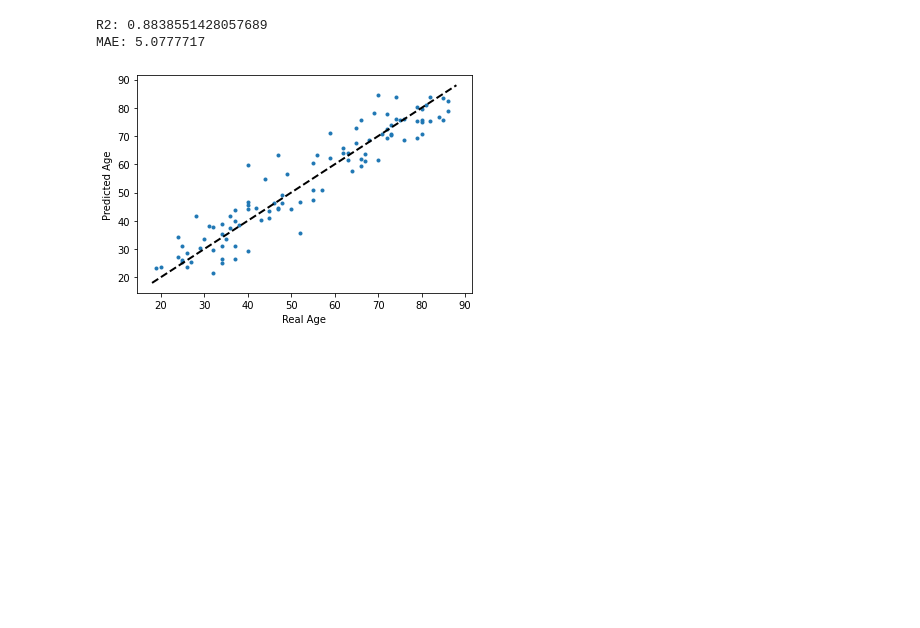
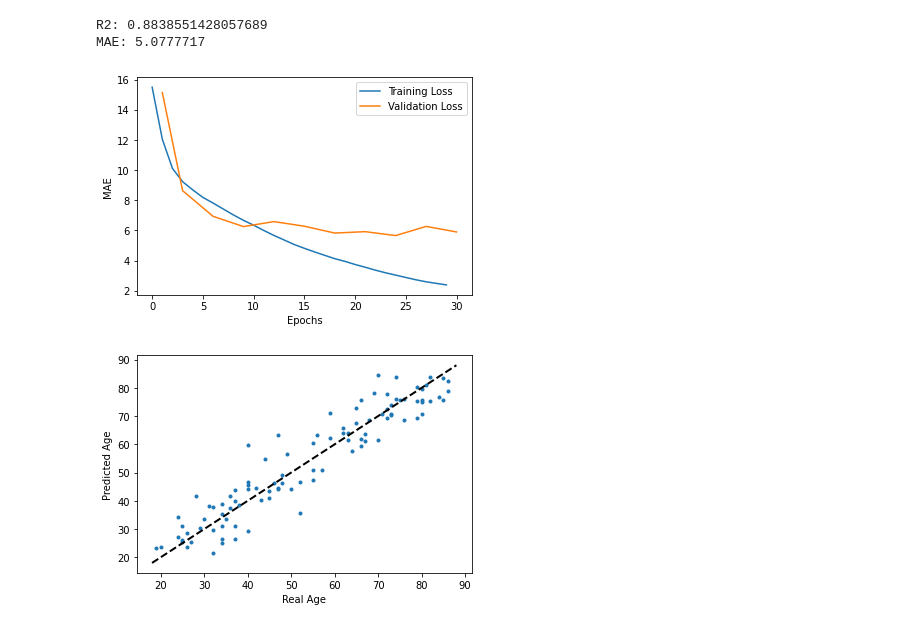
Before and after one commit to ML3ngiRNErT/imaging-cw, a Jupyter notebook: CW-Brain-Age-Regression.ipynb, the cells around one changed output. Saved outputs shown, nothing was run; the diff lists cells and outputs as text; code cells hidden in the pictures; blank space fills up the shorter version.

```diff
--- a/CW-Brain-Age-Regression.ipynb
+++ b/CW-Brain-Age-Regression.ipynb
@@ -1645,6 +1635,7 @@ B_dataset_train = AgeRegressionDataset(B_files_seg_img_train, B_files_seg_msk_tr
 folds = torch.utils.data.random_split(B_dataset_train, [250,250], generator=torch.Generator().manual_seed(42) )
 B_dataloader_train_fold1 = torch.utils.data.DataLoader(folds[0], batch_size=8, shuffle=False, drop_last=True, num_workers=4)
 B_dataloader_train_fold2 = torch.utils.data.DataLoader(folds[1], batch_size=8, shuffle=False, drop_last=True, num_workers=4)
+B_dataloader_train = torch.utils.data.DataLoader(B_dataset_train, batch_size=8, shuffle=False, drop_last=True, num_workers=4)
 # %%
 # LOAD VAL DATA
 B_meta_data_seg_val = pd.read_csv(data_dir + 'meta/meta_data_segmentation_train.csv')
@@ -1799,6 +1777,7 @@ def train(train,val,model,name,learning_rate=0.00005,num_epochs=30):
     print('START TRAINING...')
     for epoch in range(1, num_epochs + 1):
 
+        loss_train = 0
         # Training
         for batch_idx, batch_samples in enumerate(train):
             img = batch_samples['img'].to(device)
@@ -1806,14 +1785,15 @@ def train(train,val,model,name,learning_rate=0.00005,num_epochs=30):
             optimizer.zero_grad()
             prd = model(img).squeeze(1)
             loss = F.mse_loss(prd, age)
+            l1_loss = F.l1_loss(prd, age)
+            loss_train += l1_loss.item()
     #         loss = F.smooth_l1_loss(prd, age)
-#             loss = F.l1_loss(prd, age)
             loss.backward()
             optimizer.step()
 
-        loss_train_log.append(loss.item())
+        loss_train_log.append(loss_train / len(train))
 
-        print('+ TRAINING \tEpoch: {} \tLoss: {:.6f}'.format(epoch, loss.item()))
+        print('+ TRAINING \tEpoch: {} \tLoss: {:.6f}'.format(epoch, loss_train / len(train)))
 
         # Validation
         if epoch == 1 or epoch % val_interval == 0:
@@ -1848,7 +1828,8 @@ def train(train,val,model,name,learning_rate=0.00005,num_epochs=30):
 #     plt.ylabel('loss')
 #     plt.show()
 
-    return loss_val_log[-1]
+    return epoch_val_log, loss_train_log, loss_val_log, loss_val_log[-1]
+#     return loss_val_log[-1]
 # %%
 import torch, gc
 gc.collect()
@@ -1899,3 +1862,6 @@ results
 # %%
 dataset_test = AgeRegressionDataset(files_seg_img_test, files_seg_msk_test, y_true, img_spacing, img_size)
 dataloader_test = torch.utils.data.DataLoader(dataset_test, batch_size=8, shuffle=False)
+# %%
+model = LeNet3D().to(device)
+results = train(B_dataloader_train, B_dataloader_val, model, "lenetComplete", 0.00005, 30)
@@ -1922,6 +1907,15 @@ print("MAE:",mean_absolute_error(preds, ages))
 # %% [output]
 R2: 0.8838551428057689
 MAE: 5.0777717
+# %%
+plt.plot(np.array(results[1]), label="Training Loss")
+plt.plot(results[0], np.array([x.cpu().numpy() for x in results[2]]), label="Validation Loss")
+plt.legend()
+plt.xlabel("Epochs")
+plt.ylabel("MAE")
+plt.savefig("lenet-training.png")
+# %% [output]
+[figure, added]
 # %%
 fig, ax = plt.subplots()
 ax.scatter(ages, preds, marker='.')
```
Also changed, not shown: parts of 15 cells of this notebook, 1 other file.
